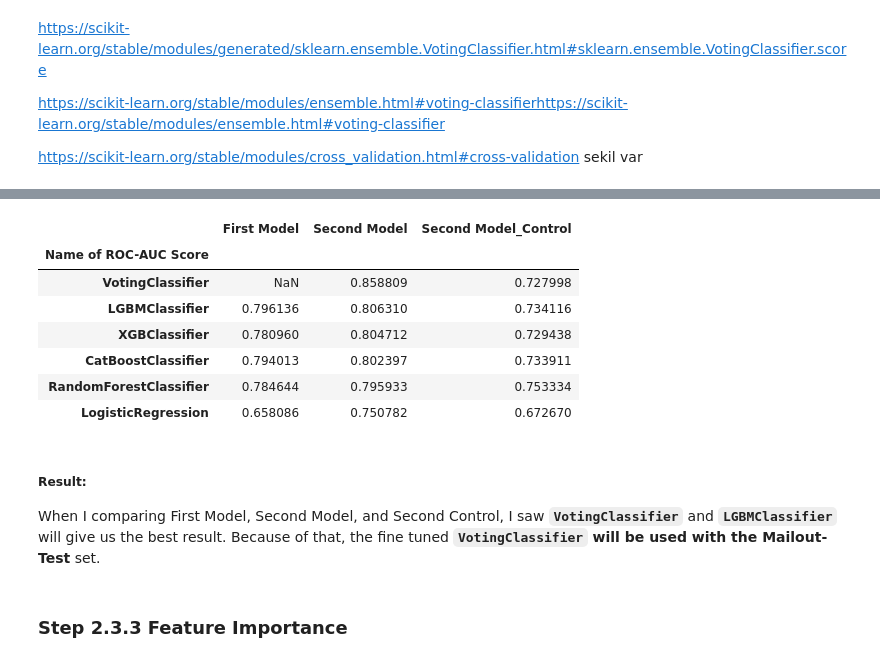
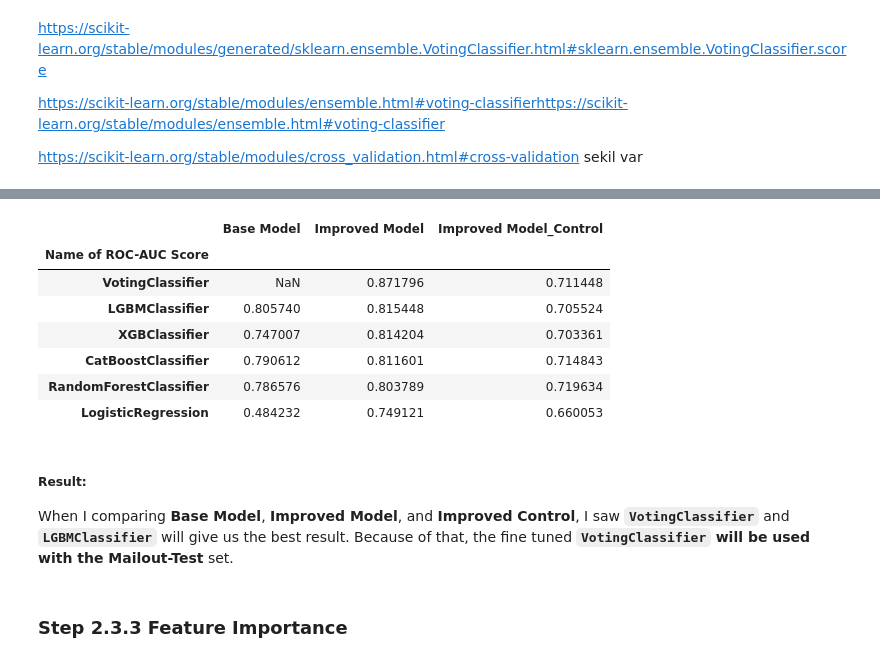
Before and after one commit to huseyinelci/CustomerSegmentation, a Jupyter notebook: 002_SupervisedLearning.ipynb, the cells around one changed output, grey strips where cells are left out. Cells and saved outputs as stored; diff of their text form; code cells hidden in the pictures.

```diff
--- a/002_SupervisedLearning.ipynb
+++ b/002_SupervisedLearning.ipynb
@@ -267,7 +267,7 @@ X_train, X_test, y_train, y_test = train_test_split(X, y, stratify=y, test_size=
 Distribution for **` target (RESPONSE) `** value in **Mailout-Train** data set like as sets of **Azdias** and **Customers**,  is **1.238%**. This tells us that there is an important **ImBalance** problem in this data set.<br>
 To fix this situation, we will take samples in set of Mailout-Train. Let's try to implement with **RandomOverSampler** for to expand the data before implementation of ML algoritms.
 # %%
-ros = RandomOverSampler(sampling_strategy=0.2, random_state=seed)
+ros = RandomOverSampler(sampling_strategy=0.25, random_state=seed)
 
 X_ros, y_ros = ros.fit_resample(X_train, y_train)
 
@@ -638,7 +664,7 @@ Confusion Matrix:
  [  118     0]]
 # %%
 # Computation of Scores and CM with My est Parameters
-LogReg_BP_my = LogisticRegression(random_state = seed, C= 0.15)
+LogReg_BP_my = LogisticRegression(random_state = seed, C= 0.12)
 accu_cm(LogReg_BP_my, X_ros, y_ros, X_test, y_test)
 # %% [output]
 ════════════════════════════════════════════════════════════
@@ -683,12 +708,12 @@ Confusion Matrix:
 #### Plot of ROC Score for all models
 # %%
 # All result of ROC-AUC Score
-first_model_roc ={}
+base_model_roc ={}
 for model in models_BP:
     # Fitting
     model.fit(X_ros, y_ros)
     # Calculating Roc-Auc-Score
-    first_model_roc[type(model).__name__] = roc_auc_score(y_test, model.predict_proba(X_test)[:,1])
+    base_model_roc[type(model).__name__] = roc_auc_score(y_test, model.predict_proba(X_test)[:,1])
 # %%
 # Plot of ROC Score for all models
 
@@ -1564,19 +1585,18 @@ eclf = VotingClassifier(
                   ('xgb_stack', XGB_BP),
                   ('cat_stack', Cat_BP_my),
                   ('randf_stack', RandF_BP),
-                  ('logreg_stack', LogReg_BP_my)
-                 ],
-    voting='soft', weights=[3,3,2,1,1], flatten_transform=True)
+                  ],
+    voting='soft', weights=[3,3,2,1], flatten_transform=True)
 
-for clf, label in zip([lgb_BP_my, XGB_BP, Cat_BP_my, RandF_BP, LogReg_BP_my, eclf],
-                      ['LGBM', 'XGBoost','CatBoost','RandomForest', 'LogisticRegression', 'Ensemble']):
+for clf, label in zip([lgb_BP_my, XGB_BP, Cat_BP_my, RandF_BP, eclf],
+                      ['LGBM', 'XGBoost','CatBoost','RandomForest', 'Ensemble']):
 
     scores_accu = cross_val_score(clf, X, y, scoring='accuracy', cv=5)
     scores_roc = cross_val_score(clf, X, y, scoring='roc_auc', cv=5)
     scores_preci = cross_val_score(clf, X, y, scoring='precision', cv=5)
     print('='*50)
+    print("Roc-Auc  : %0.7f (+/- %0.2f) [%s]" % (scores_roc.mean(), scores_roc.std(), label))
     print("Accuracy : %0.7f (+/- %0.2f) [%s]" % (scores_accu.mean(), scores_accu.std(), label))
-    print("Roc-Auc  : %0.7f (+/- %0.2f) [%s]" % (scores_roc.mean(), scores_roc.std(), label))
     print("Precision: %0.7f (+/- %0.2f) [%s]" % (scores_preci.mean(), scores_preci.std(), label))
 eclf_fit = eclf.fit(X,y)
 # %% [output]
@@ -1612,39 +1637,39 @@ Hem **Azdias-Customers** hem de **Mailout.train-Mailout.test** datasetlerimizde
 # %%
 eclf_roc_score = roc_auc_score(y_test,
                                 eclf_fit.predict_proba(X_test)[:,1])
 eclf_roc_score2 = roc_auc_score(y_train_control,
                                 eclf_fit.predict_proba(X_train_control)[:,1])
-eclf_roc = {'Second Model':{type(eclf).__name__:eclf_roc_score.mean()},
-           'Second Model_Control':{type(eclf).__name__:eclf_roc_score2.mean()}}
+eclf_roc = {'Improved Model':{type(eclf).__name__:eclf_roc_score.mean()},
+           'Improved Model_Control':{type(eclf).__name__:eclf_roc_score2.mean()}}
 eclf_df = pd.DataFrame(eclf_roc)
 eclf_df.index.name='Name of ROC-AUC Score'
 
-compare_roc = pd.concat([pd.DataFrame(first_model_roc.values(),
-                                      index=list(first_model_roc.keys()),
-                                      columns = ['First Model']),
-                         pd.DataFrame(second_model_roc.values(),
-                                      index=list(second_model_roc.keys()),
-                                      columns = ['Second Model']),
-                         pd.DataFrame(second_model_roc_control.values(),
-                                      index=list(second_model_roc_control.keys()),
-                                      columns = ['Second Model_Control'])
+compare_roc = pd.concat([pd.DataFrame(base_model_roc.values(),
+                                      index=list(base_model_roc.keys()),
+                                      columns = ['Base Model']),
+                         pd.DataFrame(improved_model_roc.values(),
+                                      index=list(improved_model_roc.keys()),
+                                      columns = ['Improved Model']),
+                         pd.DataFrame(improved_model_roc_control.values(),
+                                      index=list(improved_model_roc_control.keys()),
+                                      columns = ['Improved Model_Control'])
                          ], axis=1)
 
 compare_roc.index.name='Name of ROC-AUC Score'
 compare_roc = pd.concat([compare_roc,eclf_df], axis=0)
-compare_roc.sort_values(by='Second Model', ascending=False)#.reset_index()
+compare_roc.sort_values(by='Improved Model', ascending=False)
 # %% [output]
-|  | First Model | Second Model | Second Model_Control |
+|  | Base Model | Improved Model | Improved Model_Control |
 | Name of ROC-AUC Score |  |  |  |
-| VotingClassifier | NaN | 0.858809 | 0.727998 |
-| LGBMClassifier | 0.796136 | 0.806310 | 0.734116 |
-| XGBClassifier | 0.780960 | 0.804712 | 0.729438 |
-| CatBoostClassifier | 0.794013 | 0.802397 | 0.733911 |
-| RandomForestClassifier | 0.784644 | 0.795933 | 0.753334 |
-| LogisticRegression | 0.658086 | 0.750782 | 0.672670 |
+| VotingClassifier | NaN | 0.871796 | 0.711448 |
+| LGBMClassifier | 0.805740 | 0.815448 | 0.705524 |
+| XGBClassifier | 0.747007 | 0.814204 | 0.703361 |
+| CatBoostClassifier | 0.790612 | 0.811601 | 0.714843 |
+| RandomForestClassifier | 0.786576 | 0.803789 | 0.719634 |
+| LogisticRegression | 0.484232 | 0.749121 | 0.660053 |
 # %% [markdown]
 ##### Result:
-When I comparing First Model, Second Model, and Second Control, I saw **`VotingClassifier`** and **`LGBMClassifier`** will give us the best result. Because of that, the fine tuned **`VotingClassifier` will be used with the Mailout-Test** set.
+When I comparing **Base Model**, **Improved Model**, and **Improved Control**, I saw **`VotingClassifier`** and **`LGBMClassifier`** will give us the best result. Because of that, the fine tuned **`VotingClassifier` will be used with the Mailout-Test** set.
 # %% [markdown]
 ### Step 2.3.3 Feature Importance
 # %%
```
Also changed, not shown: parts of 62 cells of this notebook.
